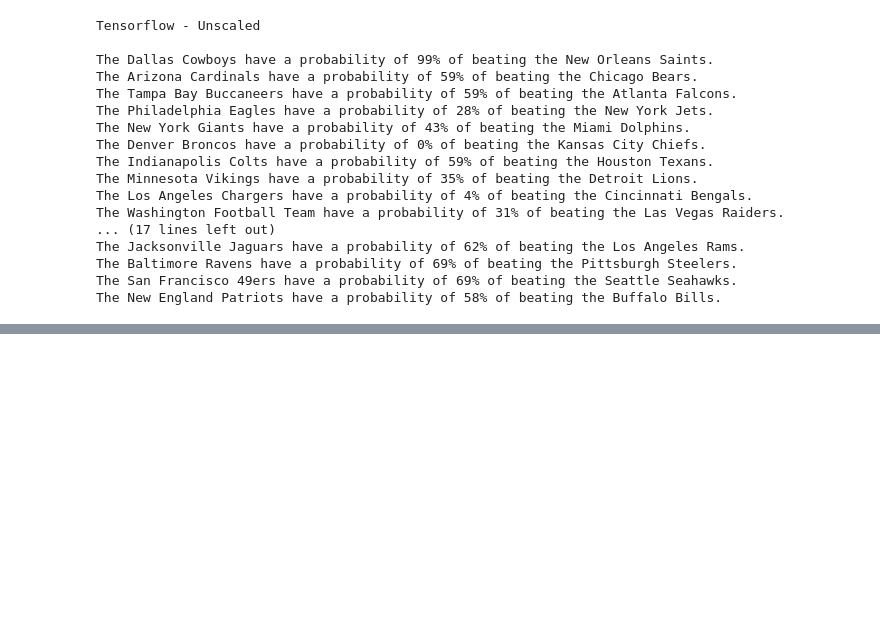
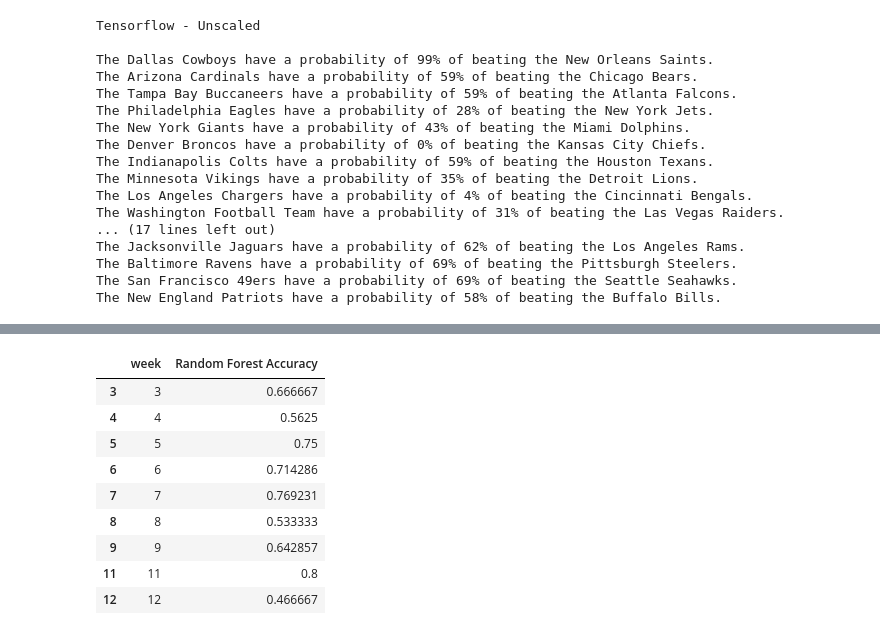
Before and after one commit to jake-viss/NFL_Prediction_Model_Project, a Jupyter notebook: NFL_get_accuracy.ipynb, the cells around one changed output, grey strips where cells are left out. Drawn from its saved outputs; the diff is of its cells as text; code cells hidden in the pictures; blank space fills up the shorter version.

Commit message:
Added Random Forest prediction and accuracy

```diff
--- a/NFL_get_accuracy.ipynb
+++ b/NFL_get_accuracy.ipynb
@@ -552,3 +554,19 @@ X_train = train_df.drop(columns = ['away_name', 'away_abbr', 'home_name', 'home_
 y_train = train_df[['result']]
 X_test = test_df.drop(columns = ['away_name', 'away_abbr', 'home_name', 'home_abbr', 'week','result'])
 y_test = test_df[['result']]
+# %%
+# Create a random forest classifier
+from sklearn.ensemble import RandomForestClassifier
+from sklearn.metrics import classification_report
+
+rf_model = RandomForestClassifier(n_estimators=100, random_state=1)
+
+# Fitting the model
+rf_fitted = rf_model.fit(X_train, np.ravel(y_train.values))
+
+# Making predictions using the testing data
+y_pred = rf_fitted.predict_proba(X_test)
+y_pred = y_pred[:,0]
+
+print("RandomForest - Unscaled \n")
+display(y_pred, test_df)
@@ -554,0 +590,40 @@ y_test = test_df[['result']]
+# %%
+# make a for loop to the get accuracy for each week
+def accuracy_score_random_forest(df):
+
+    accuracy = pd.DataFrame(columns=['week', 'Random Forest Accuracy'])
+
+    for w in df['week'].unique()[1:-1]:
+        train_df = df[df['week'] < w]
+        test_df = df[df['week'] == w]
+
+        X_train = train_df.drop(columns = ['away_name', 'away_abbr', 'home_name', 'home_abbr', 'week','result'])
+        y_train = train_df[['result']]
+        X_test = test_df.drop(columns = ['away_name', 'away_abbr', 'home_name', 'home_abbr', 'week','result'])
+        y_test = test_df[['result']]
+
+        # Fitting the model
+        classifier = RandomForestClassifier(n_estimators=100, random_state=0)
+        classifier.fit(X_train, np.ravel(y_train.values))
+        y_pred = classifier.predict(X_test)
+
+        model_accuracy = accuracy_score(y_test, y_pred)
+
+        # Assign the accuracy to
+        accuracy.loc[w,:] = [w, model_accuracy]
+
+    return(accuracy)
+# %%
+random_forest_accuracy = accuracy_score_random_forest(df)
+random_forest_accuracy
+# %% [output]
+|  | week | Random Forest Accuracy |
+| 3 | 3 | 0.666667 |
+| 4 | 4 | 0.5625 |
+| 5 | 5 | 0.75 |
+| 6 | 6 | 0.714286 |
+| 7 | 7 | 0.769231 |
+| 8 | 8 | 0.533333 |
+| 9 | 9 | 0.642857 |
+| 11 | 11 | 0.8 |
+| 12 | 12 | 0.466667 |
```
Also changed, not shown: parts of 14 cells of this notebook.
